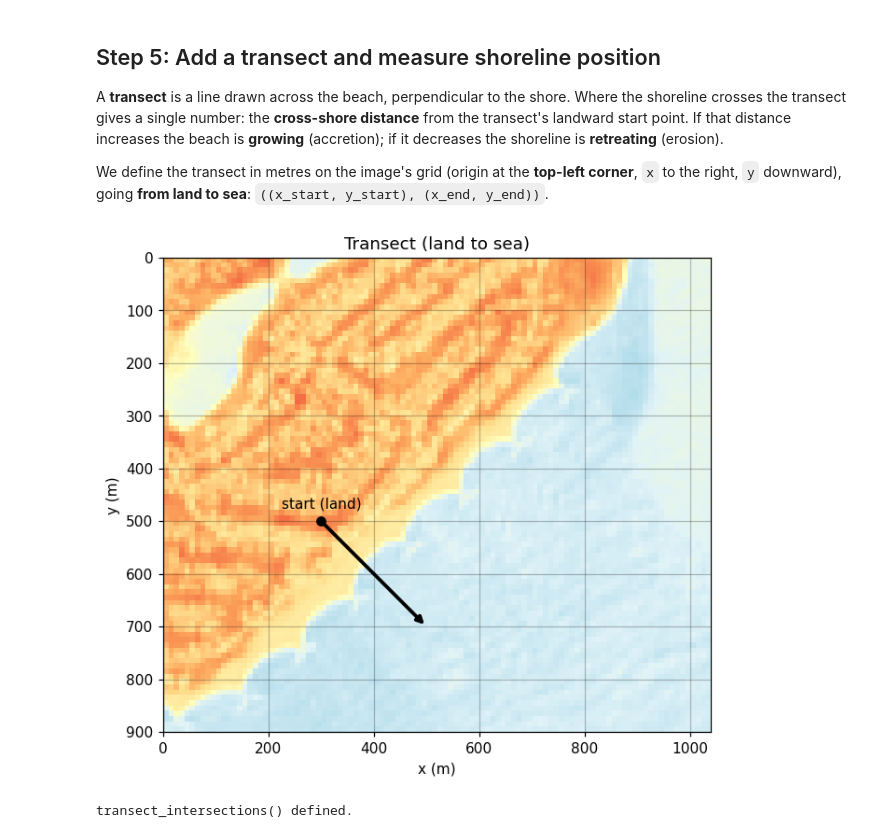
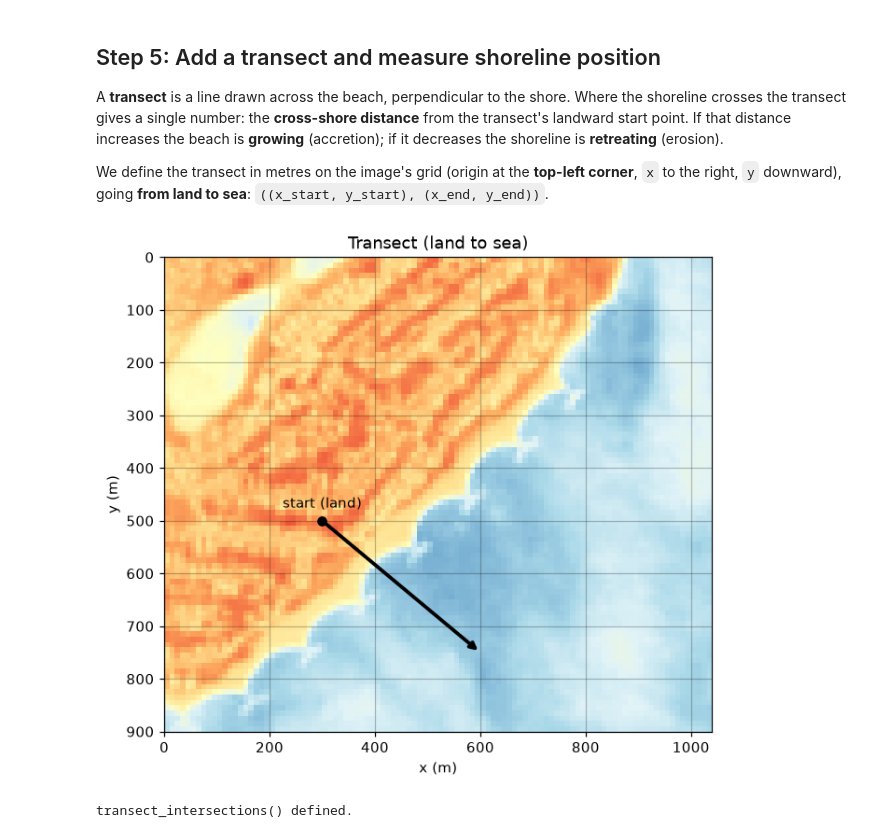
Before and after one commit to abmikkelsen/coastal_mapping_workshop, a Jupyter notebook: coastal_mapping_workshop_edit_v2.ipynb, the cells around one changed output. Drawn from its saved outputs; the diff is of its cells as text; code cells hidden in the pictures.

```diff
--- a/coastal_mapping_workshop_edit_v2.ipynb
+++ b/coastal_mapping_workshop_edit_v2.ipynb
@@ -408,7 +278,7 @@ Bands being used: {'red': 1, 'green': 2, 'blue': 3, 'nir': 4, 'swir1': 5, 'swir2
 ## Step 3: Look at one image
 Pick an image and look at it three ways: true colour, the green and NIR bands, and NDWI.
 # %%
-IMG = 0        # <- Your turn: try different images (0 to len(scenes)-1). Can you find a cloudy one?
+IMG = 3        # <- Your turn: try different images (0 to len(scenes)-1). Can you find a cloudy one?
 
 sc = scenes[IMG]
 ext = (0, GRID["nx"]*RES, GRID["ny"]*RES, 0)     # axes in metres, y pointing down
@@ -535,19 +405,20 @@ We define the transect in metres on the image's grid (origin at the **top-left c
 # %%
 # ---- Your turn: define the transect ----------------------------------------------------
 # Land-to-sea line in metres. Use the gridlines in the plot below to pick coordinates.
 TRANSECT = ((300, 500), (500, 700))       # default suits the synthetic coastline
+TRANSECT = ((300, 500), (600, 750))       # default suits the synthetic coastline
 # TRANSECT = ((1500, 2000), (1000, 1500))       # default suits the synthetic coastline
 # --------------------------------------------------------------------------------------
 
 sc = scenes[IMG]
 fig, ax = plt.subplots(figsize=(9, 6))
 ax.imshow(sc["ndwi"], cmap="RdYlBu", vmin=-1, vmax=1, extent=ext)
 ax.annotate("", xy=TRANSECT[1], xytext=TRANSECT[0],
             arrowprops=dict(arrowstyle="-|>", color="k", lw=2.5))
 ax.plot(*TRANSECT[0], "ko"); ax.text(TRANSECT[0][0], TRANSECT[0][1]-25, "start (land)", ha="center")
 ax.set_xlabel("x (m)"); ax.set_ylabel("y (m)"); ax.set_title("Transect (land to sea)")
 ax.grid(True, color="k", alpha=0.25)
 plt.show()
 # %% [output]
-[figure, old version]
+[figure, new version]
 # %%
```
Also changed, not shown: parts of 28 cells of this notebook, 4 other files.
